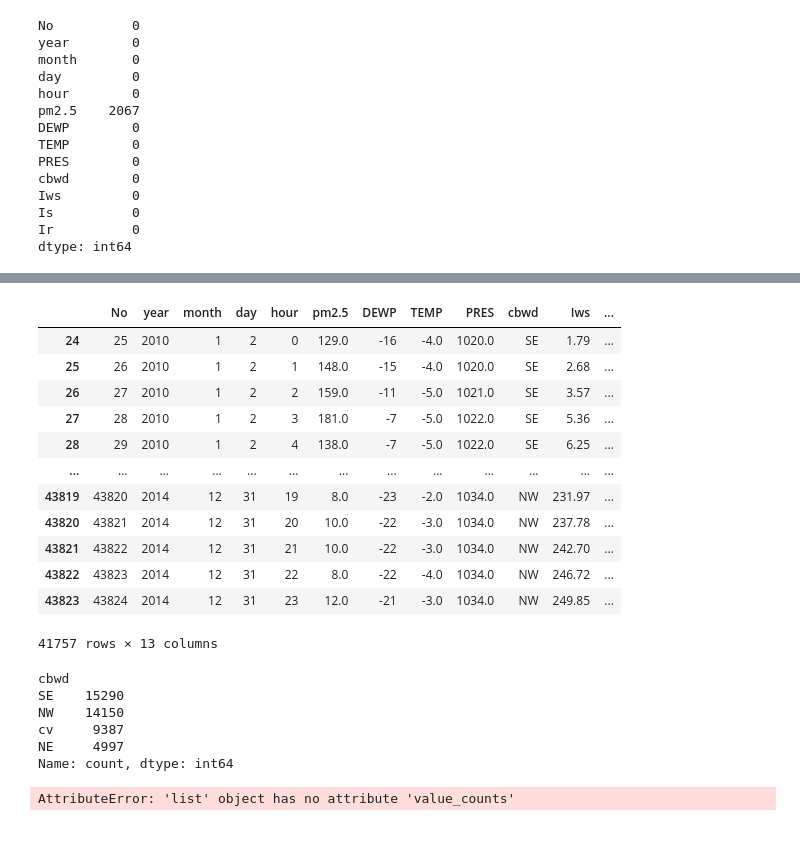
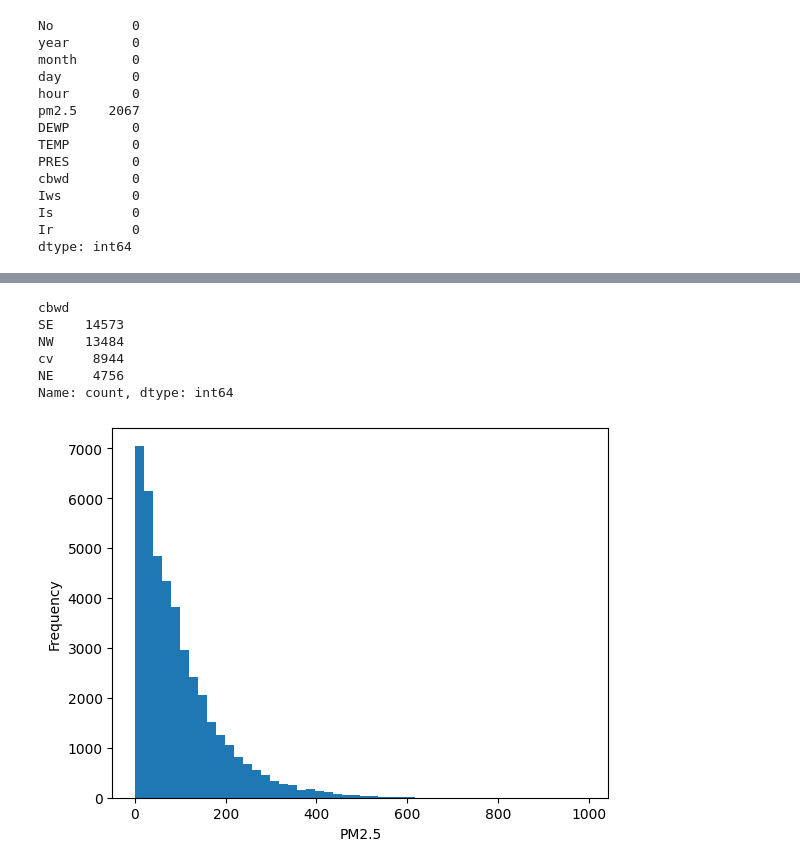
Before and after one commit to PranavPhatak/Air-Quality-Prediction-using-ANN, a Jupyter notebook: main.ipynb, the cells around one changed output, grey strips where cells are left out. Drawn from its saved outputs; the diff is of its cells as text; code cells hidden in the pictures; blank space fills up the shorter version.

```diff
--- a/main.ipynb
+++ b/main.ipynb
@@ -14,4 +20,4 @@ df.head()
 | 3 | 4 | 2010 | 1 | 1 | 3 | NaN | -21 | -14.0 | 1019.0 | NW | 9.84 | ... |
 | 4 | 5 | 2010 | 1 | 1 | 4 | NaN | -20 | -12.0 | 1018.0 | NW | 12.97 | ... |
 # %%
-df.drop(columns='No')
+df.drop(columns='No', inplace=True)
@@ -59,31 +51,20 @@ df.describe()
 | 75% | 32868.250000 | 2013.000000 | 10.000000 | 23.000000 | 17.250000 | 137.000000 | 15.000000 | 23.000000 | 1025.000000 | 21.910000 | 0.000000 | ... |
 | max | 43824.000000 | 2014.000000 | 12.000000 | 31.000000 | 23.000000 | 994.000000 | 28.000000 | 42.000000 | 1046.000000 | 585.600000 | 27.000000 | ... |
 # %%
-df.dropna(subset=['pm2.5'])
+df.dropna(subset=['pm2.5'], inplace=True)
-# %% [output]
-|  | No | year | month | day | hour | pm2.5 | DEWP | TEMP | PRES | cbwd | Iws | ... |
-| 24 | 25 | 2010 | 1 | 2 | 0 | 129.0 | -16 | -4.0 | 1020.0 | SE | 1.79 | ... |
-| 25 | 26 | 2010 | 1 | 2 | 1 | 148.0 | -15 | -4.0 | 1020.0 | SE | 2.68 | ... |
-| 26 | 27 | 2010 | 1 | 2 | 2 | 159.0 | -11 | -5.0 | 1021.0 | SE | 3.57 | ... |
-| 27 | 28 | 2010 | 1 | 2 | 3 | 181.0 | -7 | -5.0 | 1022.0 | SE | 5.36 | ... |
-| 28 | 29 | 2010 | 1 | 2 | 4 | 138.0 | -7 | -5.0 | 1022.0 | SE | 6.25 | ... |
-| ... | ... | ... | ... | ... | ... | ... | ... | ... | ... | ... | ... | ... |
-| 43819 | 43820 | 2014 | 12 | 31 | 19 | 8.0 | -23 | -2.0 | 1034.0 | NW | 231.97 | ... |
-| 43820 | 43821 | 2014 | 12 | 31 | 20 | 10.0 | -22 | -3.0 | 1034.0 | NW | 237.78 | ... |
-| 43821 | 43822 | 2014 | 12 | 31 | 21 | 10.0 | -22 | -3.0 | 1034.0 | NW | 242.70 | ... |
-| 43822 | 43823 | 2014 | 12 | 31 | 22 | 8.0 | -22 | -4.0 | 1034.0 | NW | 246.72 | ... |
-| 43823 | 43824 | 2014 | 12 | 31 | 23 | 12.0 | -21 | -3.0 | 1034.0 | NW | 249.85 | ... |
-41757 rows × 13 columns
 # %%
 df['cbwd'].value_counts()
 # %% [output]
 cbwd
-SE    15290
-NW    14150
-cv     9387
-NE     4997
+SE    14573
+NW    13484
+cv     8944
+NE     4756
 Name: count, dtype: int64
 # %%
-df
+plt.hist(df['pm2.5'], bins=50)
+plt.xlabel('PM2.5')
+plt.ylabel('Frequency')
+plt.show()
 # %% [output]
-AttributeError: 'list' object has no attribute 'value_counts'
+[figure, added]
```
Also changed, not shown: parts of 10 cells of this notebook.
